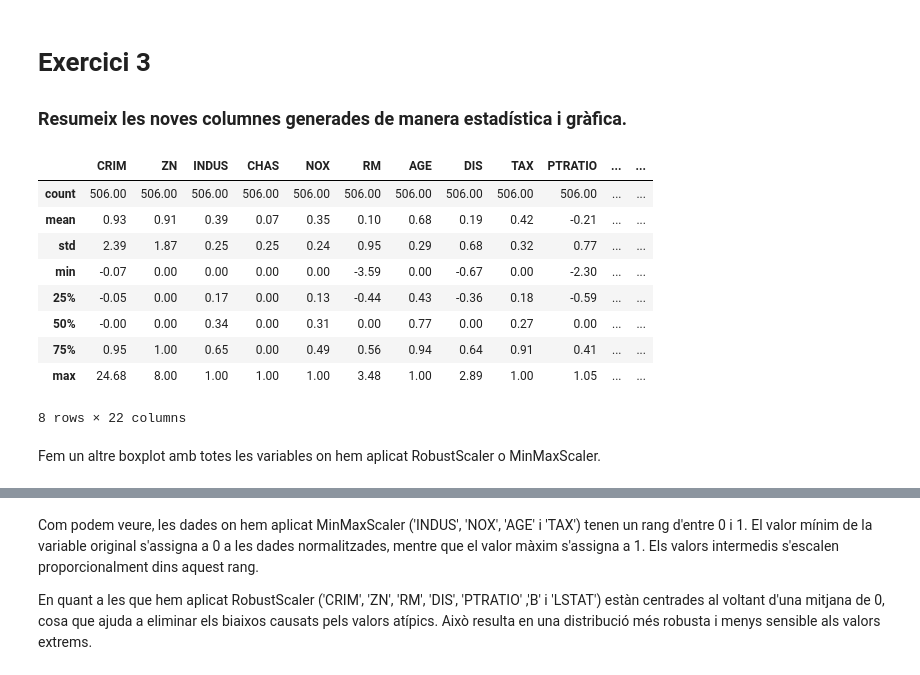
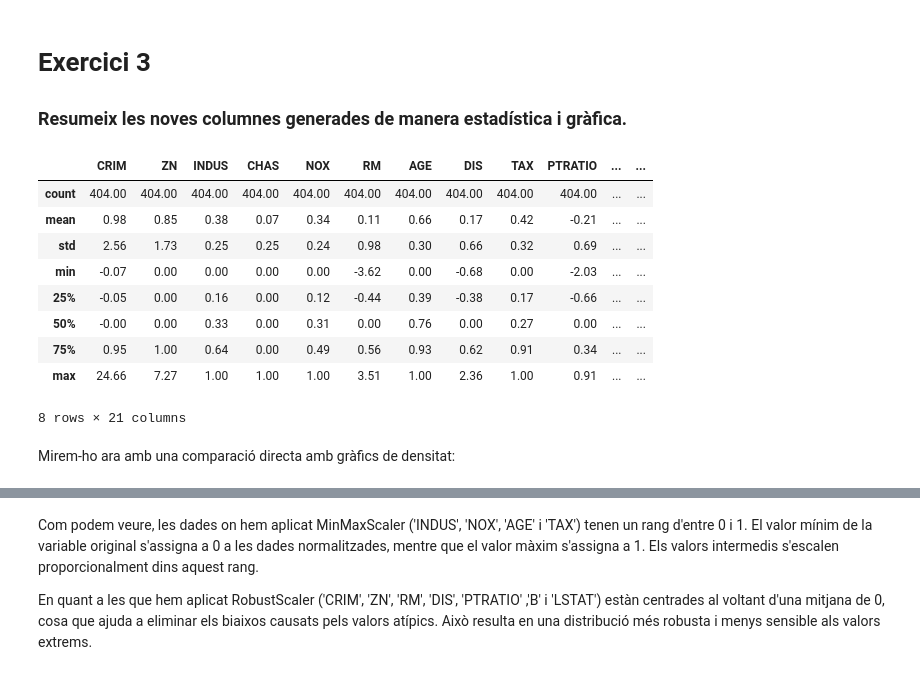
Before and after one commit to JO-VL/SkLearn_Train_Test, a Jupyter notebook: M5 T02.ipynb, the cells around one changed output, grey strips where cells are left out. Cells and saved outputs as stored; diff of their text form; code cells hidden in the pictures.

```diff
--- a/M5 T02.ipynb
+++ b/M5 T02.ipynb
@@ -183,15 +181,3 @@ Si ens fixem en els preus, estàn desactualitzats, ja que la base de dades és d
 # Fem copia abans del preprocessat per no modificar el dataframe original
 
 df_copy = df.copy()
-# %%
-#Calculem la mitjana i apliquem la revalorització a cada valor
-
-preu_actual = 830 #ja que la unitat son milers
-
-mitjana_preus = df_copy['MEDV'].mean()
-
-increment = preu_actual/mitjana_preus
-
-df_copy.loc[:, 'MEDV'] = (df_copy['MEDV'] * increment)
-
-df_copy
@@ -290,13 +324,16 @@ from sklearn import preprocessing
 from sklearn.preprocessing import MinMaxScaler, RobustScaler
 
 columnsNorm = ['INDUS', 'NOX', 'AGE', 'TAX']
-scaler = preprocessing.MinMaxScaler().fit(df_copy[columnsNorm])
-df_copy[columnsNorm] = scaler.transform(df_copy[columnsNorm])
+
+X_train[columnsNorm] = preprocessing.MinMaxScaler().fit_transform(X_train[columnsNorm])
+X_test[columnsNorm] = preprocessing.MinMaxScaler().fit_transform(X_test[columnsNorm])
 
 columnsRobust = ['CRIM', 'ZN', 'RM', 'DIS', 'PTRATIO' ,'B', 'LSTAT']
-scaler = preprocessing.RobustScaler().fit(df_copy[columnsRobust])
-df_copy[columnsRobust] = scaler.transform(df_copy[columnsRobust])
 
-df_copy.head()
+X_train[columnsRobust] = preprocessing.RobustScaler().fit_transform(X_train[columnsRobust])
+X_test[columnsRobust] = preprocessing.RobustScaler().fit_transform(X_test[columnsRobust])
+
+X_train = X_train.sort_index()
+X_train.head()
 # %% [output]
 |  | CRIM | ZN | INDUS | CHAS | NOX | RM | AGE | DIS | RAD | TAX | PTRATIO | ... |
@@ -312,7 +355,8 @@ df_copy_2 = df_copy.copy
 # %%
 # Transformem en dummy 'RAD' ja que només té 9 valors únics
 
-df_copy_2 = pd.get_dummies(df_copy, columns=["RAD"])
-df_copy_2.head()
+X_train = pd.get_dummies(X_train, columns=["RAD"])
+X_train = X_train.sort_index()
+X_train.head()
 # %% [output]
 |  | CRIM | ZN | INDUS | CHAS | NOX | RM | AGE | DIS | TAX | PTRATIO | ... | ... |
@@ -327,17 +383,17 @@ df_copy_2.head()
 
 ### Resumeix les noves columnes generades de manera estadística i gràfica.
 # %%
-df_copy_2.describe().round(2)
+X_train.describe().round(2)
 # %% [output]
 |  | CRIM | ZN | INDUS | CHAS | NOX | RM | AGE | DIS | TAX | PTRATIO | ... | ... |
-| count | 506.00 | 506.00 | 506.00 | 506.00 | 506.00 | 506.00 | 506.00 | 506.00 | 506.00 | 506.00 | ... | ... |
-| mean | 0.93 | 0.91 | 0.39 | 0.07 | 0.35 | 0.10 | 0.68 | 0.19 | 0.42 | -0.21 | ... | ... |
-| std | 2.39 | 1.87 | 0.25 | 0.25 | 0.24 | 0.95 | 0.29 | 0.68 | 0.32 | 0.77 | ... | ... |
-| min | -0.07 | 0.00 | 0.00 | 0.00 | 0.00 | -3.59 | 0.00 | -0.67 | 0.00 | -2.30 | ... | ... |
-| 25% | -0.05 | 0.00 | 0.17 | 0.00 | 0.13 | -0.44 | 0.43 | -0.36 | 0.18 | -0.59 | ... | ... |
-| 50% | -0.00 | 0.00 | 0.34 | 0.00 | 0.31 | 0.00 | 0.77 | 0.00 | 0.27 | 0.00 | ... | ... |
-| 75% | 0.95 | 1.00 | 0.65 | 0.00 | 0.49 | 0.56 | 0.94 | 0.64 | 0.91 | 0.41 | ... | ... |
-| max | 24.68 | 8.00 | 1.00 | 1.00 | 1.00 | 3.48 | 1.00 | 2.89 | 1.00 | 1.05 | ... | ... |
+| count | 404.00 | 404.00 | 404.00 | 404.00 | 404.00 | 404.00 | 404.00 | 404.00 | 404.00 | 404.00 | ... | ... |
+| mean | 0.98 | 0.85 | 0.38 | 0.07 | 0.34 | 0.11 | 0.66 | 0.17 | 0.42 | -0.21 | ... | ... |
+| std | 2.56 | 1.73 | 0.25 | 0.25 | 0.24 | 0.98 | 0.30 | 0.66 | 0.32 | 0.69 | ... | ... |
+| min | -0.07 | 0.00 | 0.00 | 0.00 | 0.00 | -3.62 | 0.00 | -0.68 | 0.00 | -2.03 | ... | ... |
+| 25% | -0.05 | 0.00 | 0.16 | 0.00 | 0.12 | -0.44 | 0.39 | -0.38 | 0.17 | -0.66 | ... | ... |
+| 50% | -0.00 | 0.00 | 0.33 | 0.00 | 0.31 | 0.00 | 0.76 | 0.00 | 0.27 | 0.00 | ... | ... |
+| 75% | 0.95 | 1.00 | 0.64 | 0.00 | 0.49 | 0.56 | 0.93 | 0.62 | 0.91 | 0.34 | ... | ... |
+| max | 24.66 | 7.27 | 1.00 | 1.00 | 1.00 | 3.51 | 1.00 | 2.36 | 1.00 | 0.91 | ... | ... |
-8 rows × 22 columns
+8 rows × 21 columns
 # %% [markdown]
-Fem un altre boxplot amb totes les variables on hem aplicat RobustScaler o MinMaxScaler.
+Mirem-ho ara amb una comparació directa amb gràfics de densitat:
```
Also changed, not shown: parts of 19 cells of this notebook.
